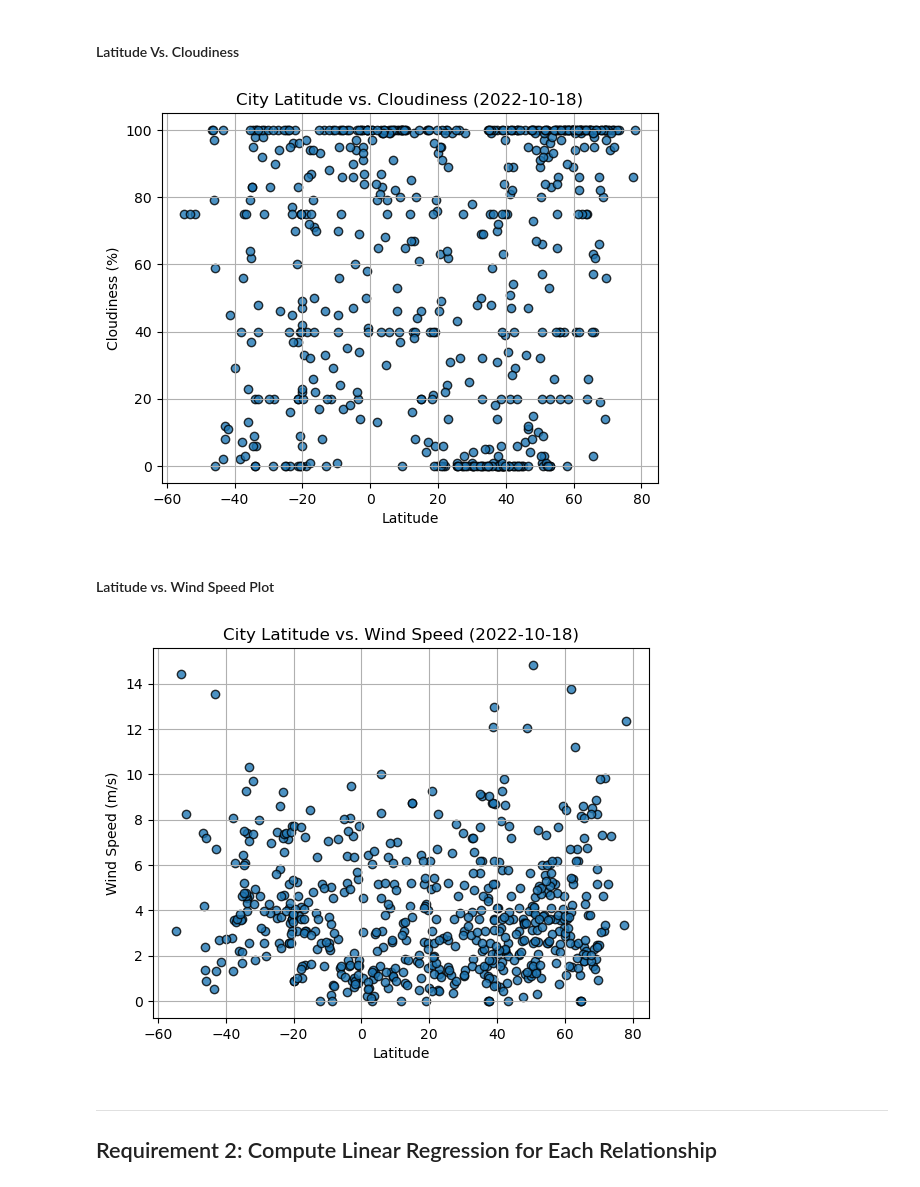
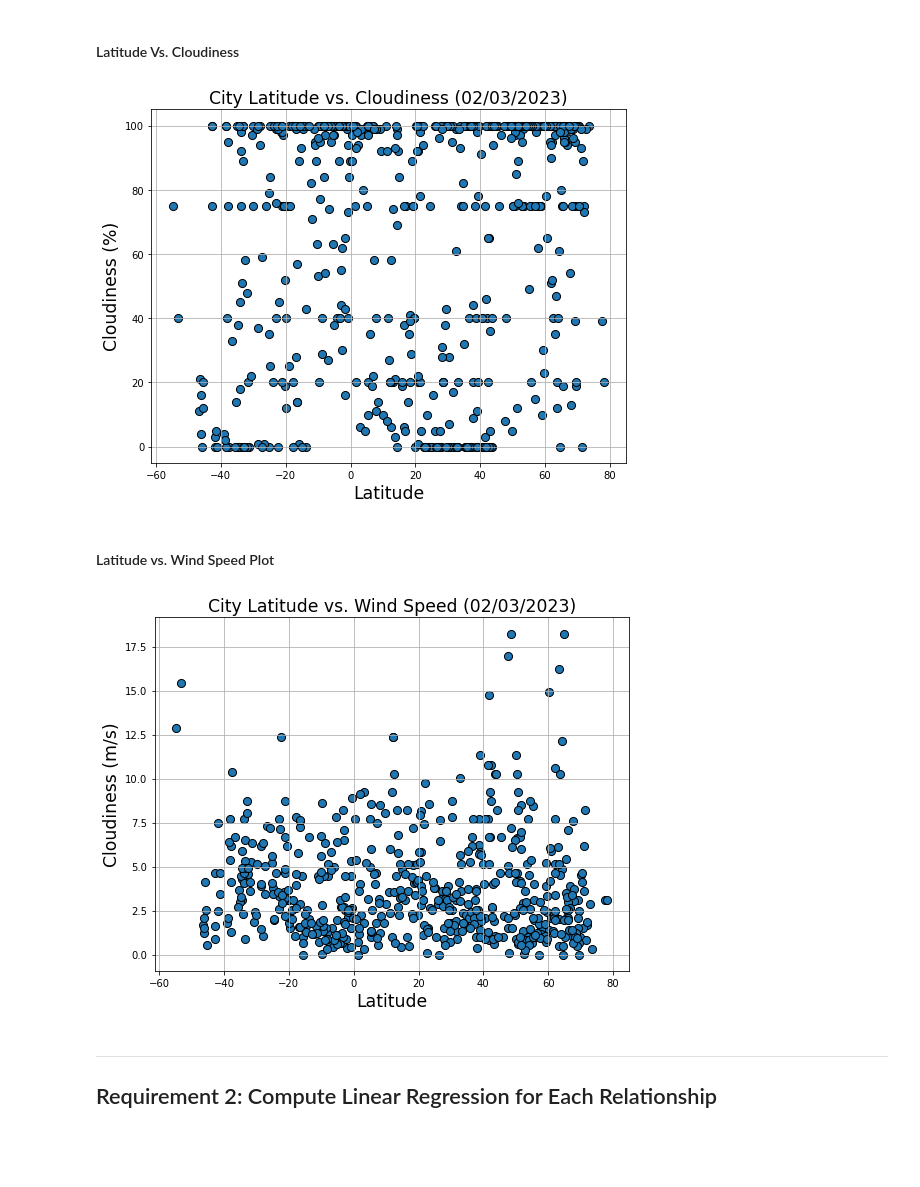
Before and after one commit to ysgorin/python-api-challenge, a Jupyter notebook: WeatherPy/WeatherPy.ipynb, the cells around one changed output. Drawn from its saved outputs; the diff is of its cells as text; code cells hidden in the pictures; blank space fills up the shorter version.

```diff
--- a/WeatherPy/WeatherPy.ipynb
+++ b/WeatherPy/WeatherPy.ipynb
@@ -225,26 +225,34 @@ plt.show()
 #### Latitude Vs. Cloudiness
 # %%
 # Build the scatter plots for latitude vs. cloudiness
-# YOUR CODE HERE
+plt.figure(figsize=[8.5,6.5])
+plt.scatter(city_data_df["Lat"], city_data_df["Cloudiness"], edgecolors="black", s=65)
 
 # Incorporate the other graph properties
-# YOUR CODE HERE
+plt.title("City Latitude vs. Cloudiness (02/03/2023)", fontsize="xx-large")
+plt.xlabel("Latitude", fontsize="xx-large")
+plt.ylabel("Cloudiness (%)", fontsize="xx-large")
+plt.grid(visible=True)
 
 # Save the figure
 plt.savefig("output_data/Fig3.png")
 
 # Show plot
 plt.show()
 # %% [output]
-[figure, old version]
+[figure, new version]
 # %% [markdown]
 #### Latitude vs. Wind Speed Plot
 # %%
 # Build the scatter plots for latitude vs. wind speed
-# YOUR CODE HERE
+plt.figure(figsize=[8.5,6.5])
+plt.scatter(city_data_df["Lat"], city_data_df["Wind Speed"], edgecolors="black", s=65)
 
 # Incorporate the other graph properties
-# YOUR CODE HERE
+plt.title("City Latitude vs. Wind Speed (02/03/2023)", fontsize="xx-large")
+plt.xlabel("Latitude", fontsize="xx-large")
+plt.ylabel("Cloudiness (m/s)", fontsize="xx-large")
+plt.grid(visible=True)
 
 # Save the figure
 plt.savefig("output_data/Fig4.png")
@@ -252,7 +260,7 @@ plt.savefig("output_data/Fig4.png")
 # Show plot
 plt.show()
 # %% [output]
-[figure, old version]
+[figure, new version]
 # %% [markdown]
 ---
 
```
Also changed, not shown: parts of 19 cells of this notebook.
